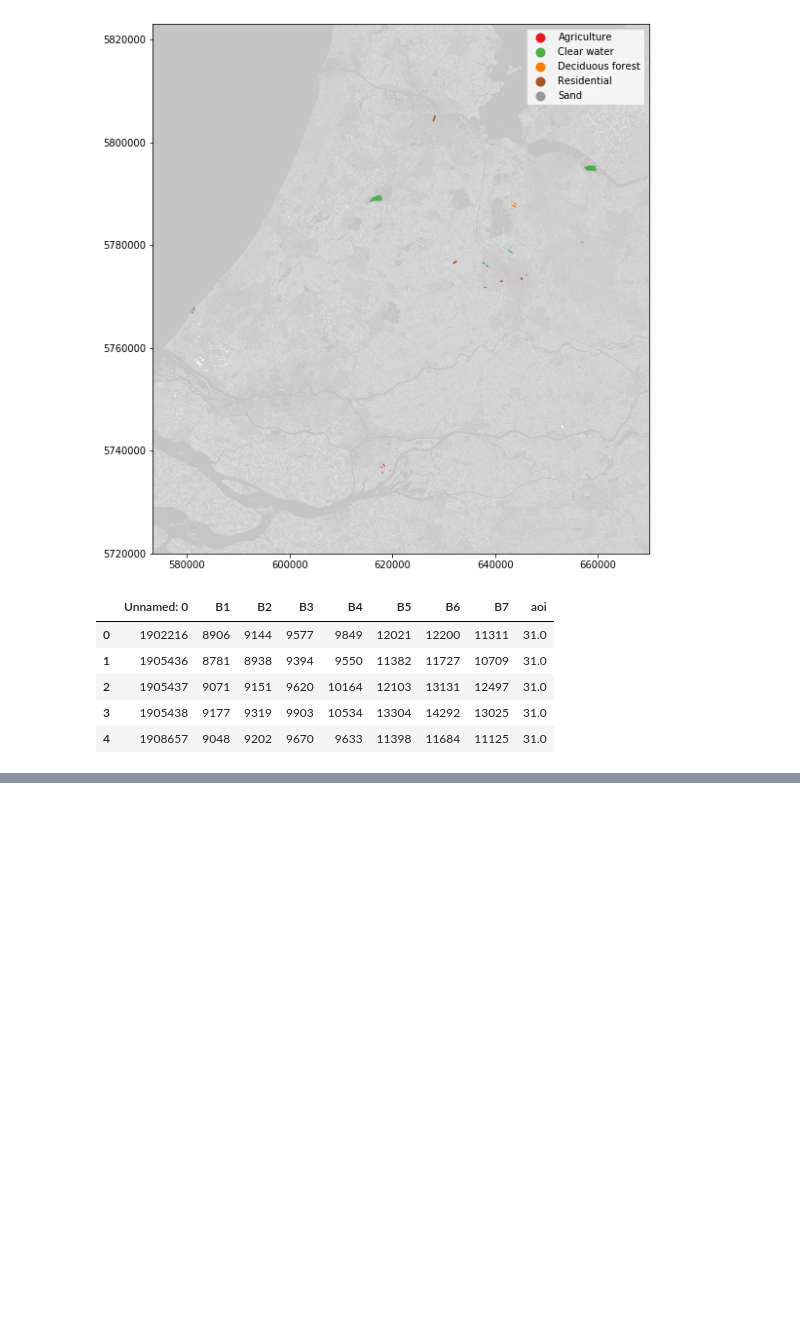
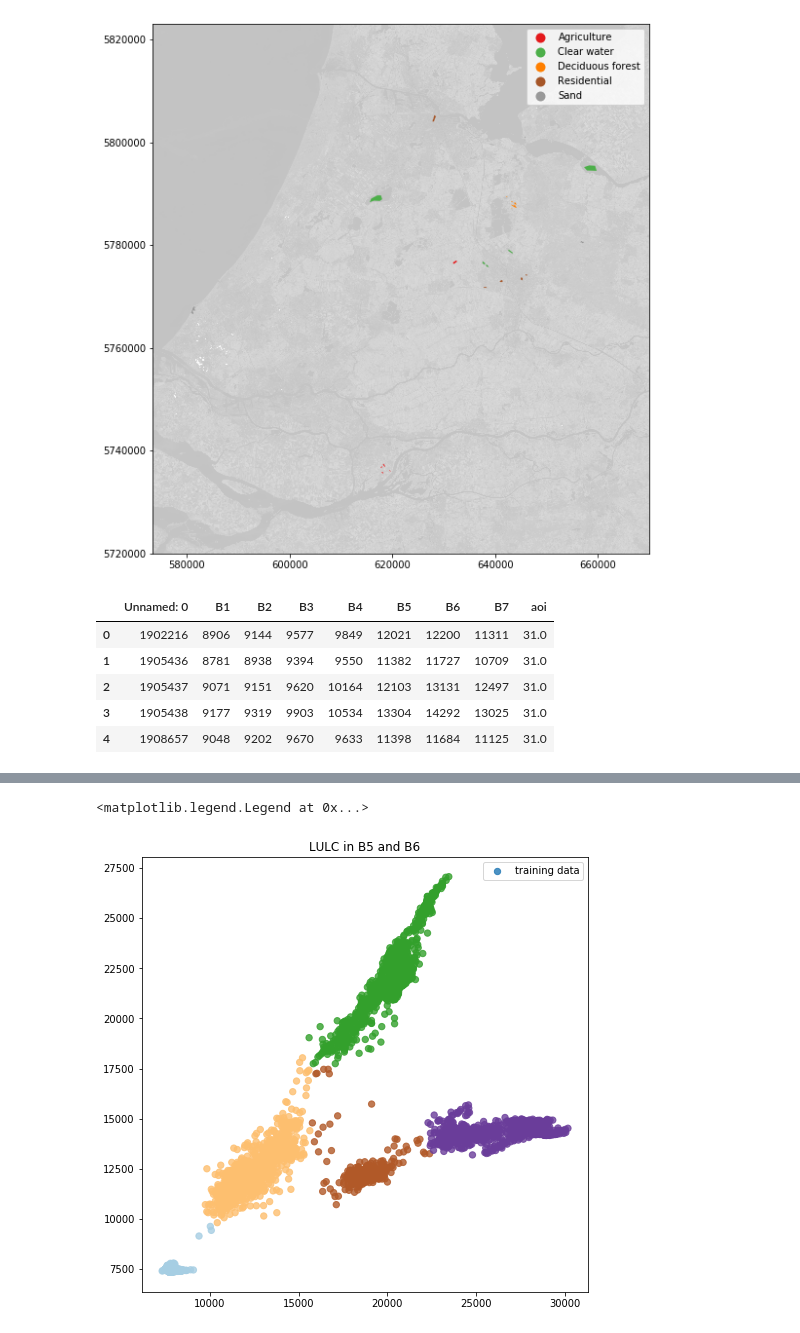
Before and after one commit to jonwangio/uu_ml, a Jupyter notebook: CLA_0_unsupervised_kmeans_EM_mixtureModels.ipynb, the cells around one changed output, grey strips where cells are left out. Drawn from its saved outputs; the diff is of its cells as text; code cells hidden in the pictures; blank space fills up the shorter version.

```diff
--- a/CLA_0_unsupervised_kmeans_EM_mixtureModels.ipynb
+++ b/CLA_0_unsupervised_kmeans_EM_mixtureModels.ipynb
@@ -243,0 +300,19 @@ plt.legend()
+# %%
+
+# If some of the bands combination seems good to apply the K-means for unsupervised classification,
+# why not deploy the classification for all the pixels?
+
+kmean_cluster = cluster.KMeans(n_clusters=5)  # This is a function to be fitted to the data
+points = np.c_[lulc['B5'].values, lulc['B6'].values]
+labels = kmean_cluster.fit_predict(points)  # Fitting the data
+
+# Try to inspect what exactly contained in the results. For instance, what is the 'kmean_cluster'?
+
+# Now all the data points are labelled, you can again visualize the clusters by using the 'labels' just as you did with the 'closest_ind'.
+plt.figure(figsize=(8,8))
+plt.scatter(points[:, 0], points[:, 1], s=40, c=labels, cmap='Paired', marker='o', alpha=0.8, label='training data')
+plt.title('LULC in B5 and B6')
+plt.legend()
+# %% [output]
+<matplotlib.legend.Legend at 0x...>
+[figure, added]
```
Also changed, not shown: parts of 8 cells of this notebook, 8 other files.
